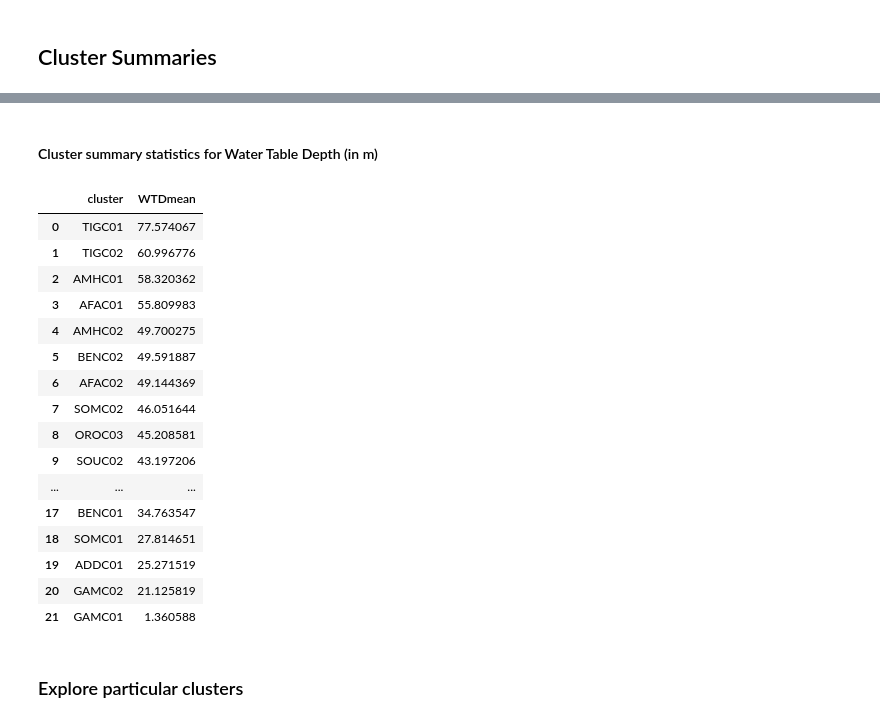
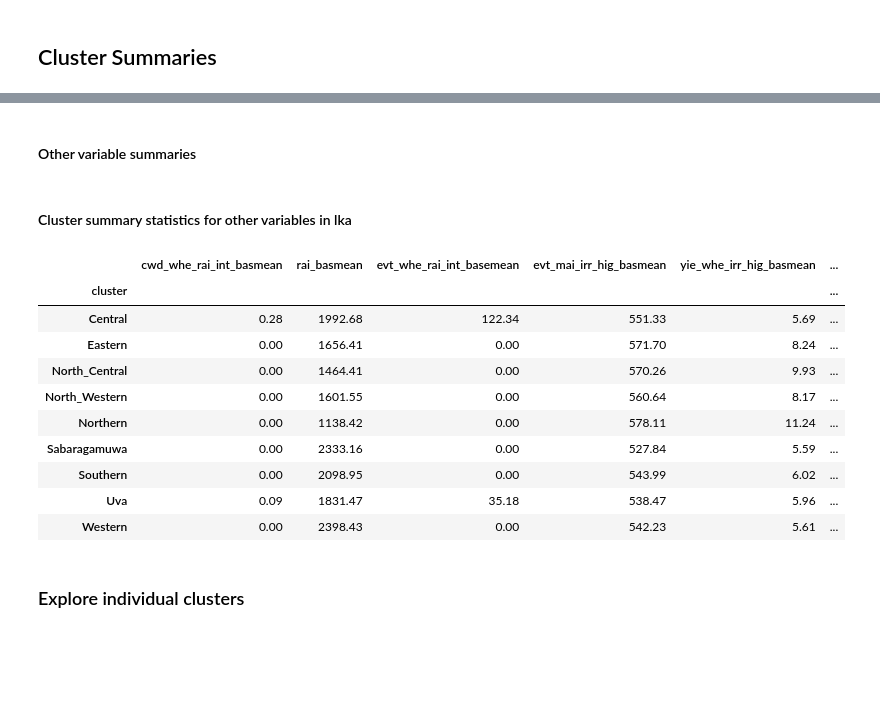
Before and after one commit to akorkovelos/un-clews-gis-work, a Jupyter notebook: GroupBy_analysis.ipynb, the cells around one changed output, grey strips where cells are left out. Cells and saved outputs as stored; diff of their text form; code cells hidden in the pictures; blank space fills up the shorter version.

```diff
--- a/GroupBy_analysis.ipynb
+++ b/GroupBy_analysis.ipynb
@@ -222,0 +143,16 @@ display(Markdown('### Class Description \n ##### Percentage \n LC0 - Water \n\n
+# %%
+final_list_of_cols = list(data_gdf_LCsqkm.columns)
+sum_cols = [x for x in final_list_of_cols if x not in origin_list_of_cols]
+sum_cols = [x for x in sum_cols if x not in landCover_cols]
+sum_cols.remove("id")
+sum_cols.remove("LC_sum")
+
+#
+sum_rows = ['mean', 'min', 'max']
+
+other_summary_table = pd.DataFrame(index=sum_rows, columns=sum_cols)
+
+for col in sum_cols:
+    other_summary_table[col][0] = round(data_gdf_LCsqkm[col].mean(),2)
+    other_summary_table[col][1] = round(data_gdf_LCsqkm[col].min(),2)
+    other_summary_table[col][2] = round(data_gdf_LCsqkm[col].max(),2)
@@ -263,23 +211,0 @@ clusters_sum
-# %%
-clusters_mean = clusters['WTDmean'].mean().sort_values(ascending=False).reset_index()
-display(Markdown('#### Cluster summary statistics for Water Table Depth (in m)'))
-clusters_mean
-# %% [output]
-#### Cluster summary statistics for Water Table Depth (in m)
-|  | cluster | WTDmean |
-| 0 | TIGC01 | 77.574067 |
-| 1 | TIGC02 | 60.996776 |
-| 2 | AMHC01 | 58.320362 |
-| 3 | AFAC01 | 55.809983 |
-| 4 | AMHC02 | 49.700275 |
-| 5 | BENC02 | 49.591887 |
-| 6 | AFAC02 | 49.144369 |
-| 7 | SOMC02 | 46.051644 |
-| 8 | OROC03 | 45.208581 |
-| 9 | SOUC02 | 43.197206 |
-| ... | ... | ... |
-| 17 | BENC01 | 34.763547 |
-| 18 | SOMC01 | 27.814651 |
-| 19 | ADDC01 | 25.271519 |
-| 20 | GAMC02 | 21.125819 |
-| 21 | GAMC01 | 1.360588 |
@@ -285,0 +215,20 @@ clusters_mean
+# %% [markdown]
+#### Other variable summaries
+# %%
+clusters_other = clusters[sum_cols].mean().round(decimals = 2)
+# %%
+display(Markdown('#### Cluster summary statistics for other variables in {}'.format(country_name)))
+clusters_other
+# %% [output]
+#### Cluster summary statistics for other variables in lka
+|  | cwd_whe_rai_int_basmean | rai_basmean | evt_whe_rai_int_basemean | evt_mai_irr_hig_basmean | yie_whe_irr_hig_basmean | ... |
+| cluster |  |  |  |  |  | ... |
+| Central | 0.28 | 1992.68 | 122.34 | 551.33 | 5.69 | ... |
+| Eastern | 0.00 | 1656.41 | 0.00 | 571.70 | 8.24 | ... |
+| North_Central | 0.00 | 1464.41 | 0.00 | 570.26 | 9.93 | ... |
+| North_Western | 0.00 | 1601.55 | 0.00 | 560.64 | 8.17 | ... |
+| Northern | 0.00 | 1138.42 | 0.00 | 578.11 | 11.24 | ... |
+| Sabaragamuwa | 0.00 | 2333.16 | 0.00 | 527.84 | 5.59 | ... |
+| Southern | 0.00 | 2098.95 | 0.00 | 543.99 | 6.02 | ... |
+| Uva | 0.09 | 1831.47 | 35.18 | 538.47 | 5.96 | ... |
+| Western | 0.00 | 2398.43 | 0.00 | 542.23 | 5.61 | ... |
@@ -286,2 +238,2 @@ clusters_mean
 # %% [markdown]
-### Explore particular clusters
+### Explore individual clusters
```
Also changed, not shown: parts of 48 cells of this notebook, 2 other files.
